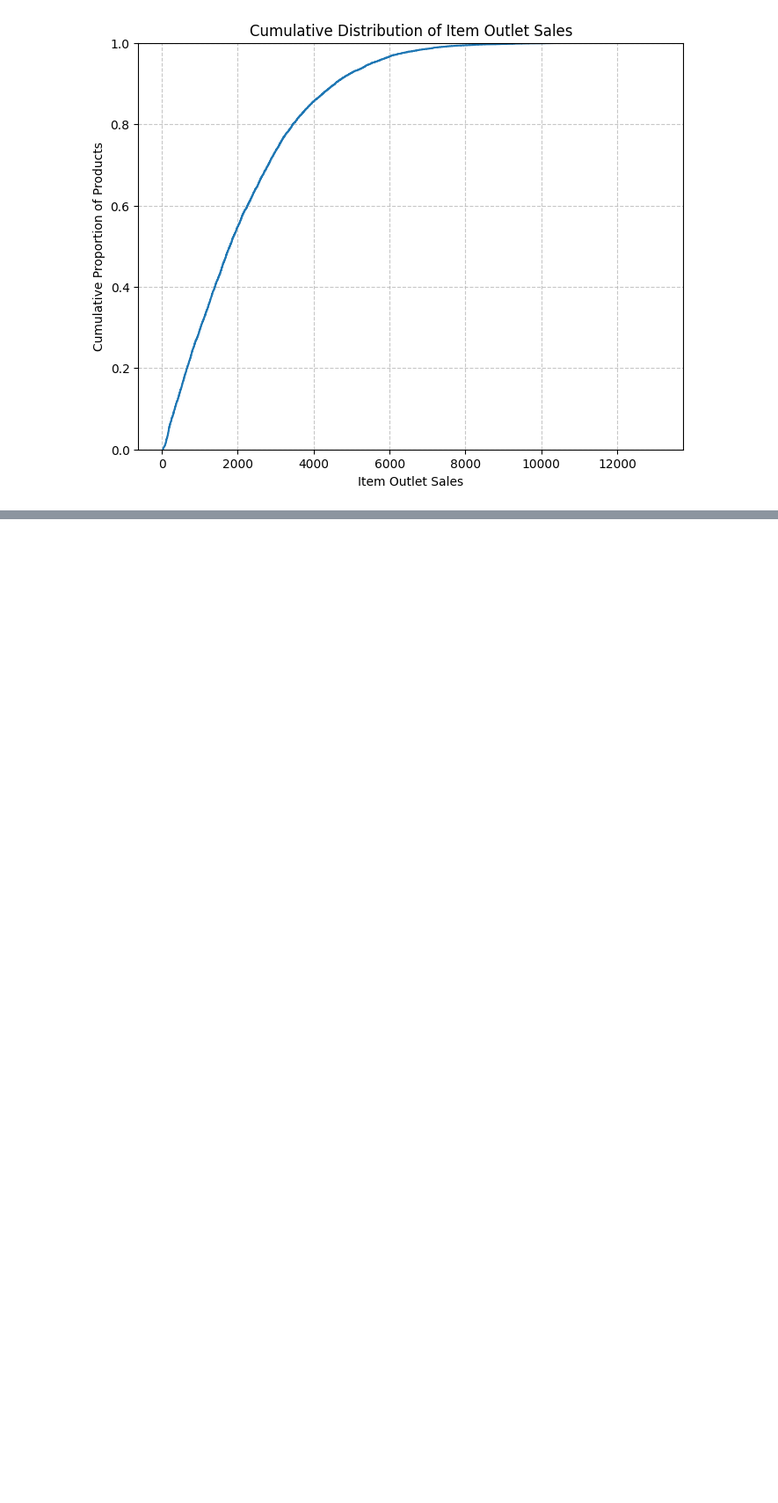
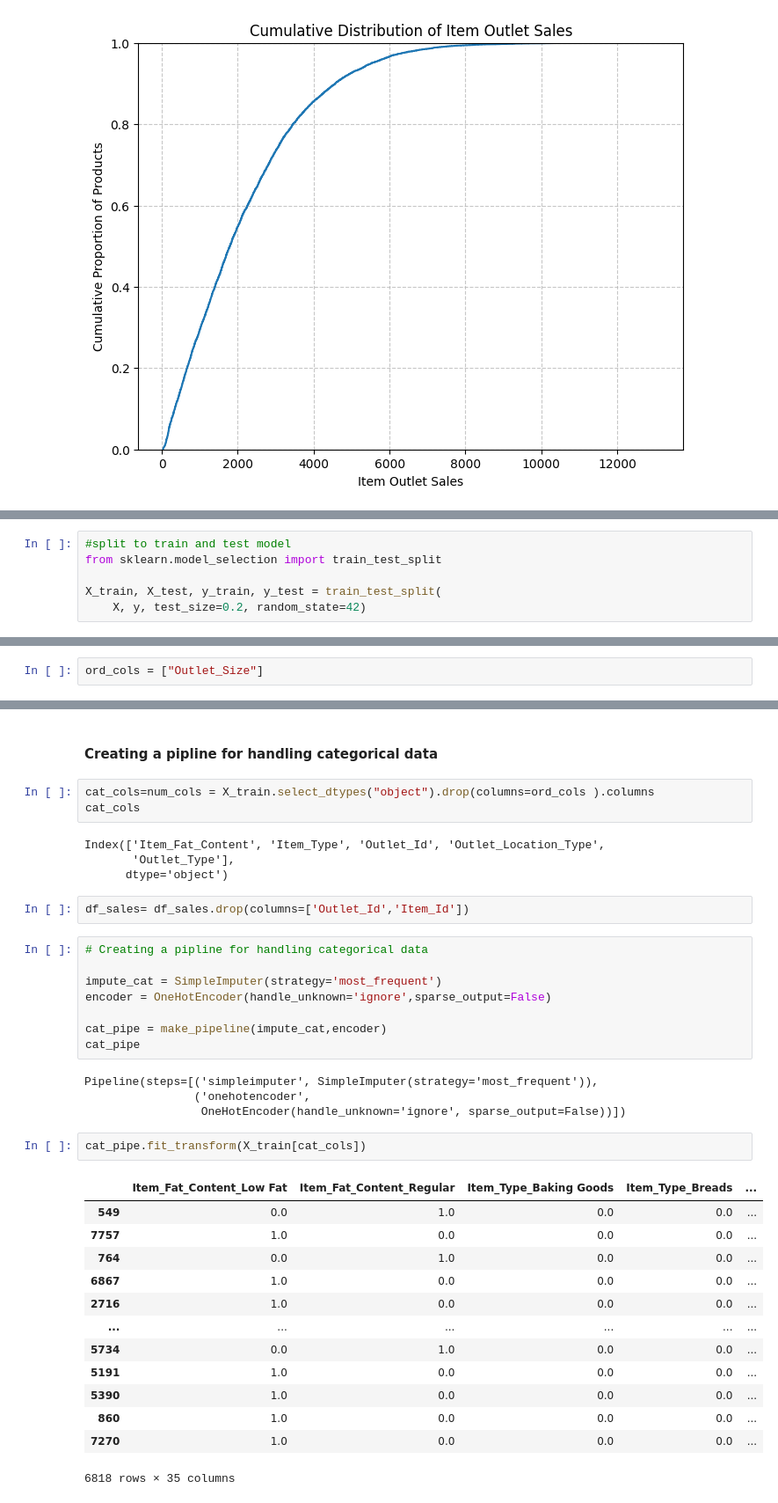
Before and after one commit to farahwadya/Predection-of-sales--machine-learning, a Jupyter notebook: Predection_of_sales_machine_learning.ipynb, the cells around one changed output, grey strips where cells are left out. Shown at 88% size. Cells and saved outputs as stored; diff of their text form; blank space fills up the shorter version.

```diff
--- a/Predection_of_sales_machine_learning.ipynb
+++ b/Predection_of_sales_machine_learning.ipynb
@@ -274,0 +300,6 @@ plt.show()
+# %%
+#split to train and test model
+from sklearn.model_selection import train_test_split
+
+X_train, X_test, y_train, y_test = train_test_split(
+    X, y, test_size=0.2, random_state=42)
@@ -274,0 +310,2 @@ plt.show()
+# %%
+ord_cols = ["Outlet_Size"]
@@ -274,0 +325,39 @@ plt.show()
+# %% [markdown]
+#### Creating a pipline for handling categorical data
+# %%
+cat_cols=num_cols = X_train.select_dtypes("object").drop(columns=ord_cols ).columns
+cat_cols
+# %% [output]
+Index(['Item_Fat_Content', 'Item_Type', 'Outlet_Id', 'Outlet_Location_Type',
+       'Outlet_Type'],
+      dtype='object')
+# %%
+df_sales= df_sales.drop(columns=['Outlet_Id','Item_Id'])
+# %%
+# Creating a pipline for handling categorical data
+
+impute_cat = SimpleImputer(strategy='most_frequent')
+encoder = OneHotEncoder(handle_unknown='ignore',sparse_output=False)
+
+cat_pipe = make_pipeline(impute_cat,encoder)
+cat_pipe
+# %% [output]
+Pipeline(steps=[('simpleimputer', SimpleImputer(strategy='most_frequent')),
+                ('onehotencoder',
+                 OneHotEncoder(handle_unknown='ignore', sparse_output=False))])
+# %%
+cat_pipe.fit_transform(X_train[cat_cols])
+# %% [output]
+|  | Item_Fat_Content_Low Fat | Item_Fat_Content_Regular | Item_Type_Baking Goods | Item_Type_Breads | ... |
+| 549 | 0.0 | 1.0 | 0.0 | 0.0 | ... |
+| 7757 | 1.0 | 0.0 | 0.0 | 0.0 | ... |
+| 764 | 0.0 | 1.0 | 0.0 | 0.0 | ... |
+| 6867 | 1.0 | 0.0 | 0.0 | 0.0 | ... |
+| 2716 | 1.0 | 0.0 | 0.0 | 0.0 | ... |
+| ... | ... | ... | ... | ... | ... |
+| 5734 | 0.0 | 1.0 | 0.0 | 0.0 | ... |
+| 5191 | 1.0 | 0.0 | 0.0 | 0.0 | ... |
+| 5390 | 1.0 | 0.0 | 0.0 | 0.0 | ... |
+| 860 | 1.0 | 0.0 | 0.0 | 0.0 | ... |
+| 7270 | 1.0 | 0.0 | 0.0 | 0.0 | ... |
+6818 rows × 35 columns
```
Also changed, not shown: parts of 12 cells of this notebook.
